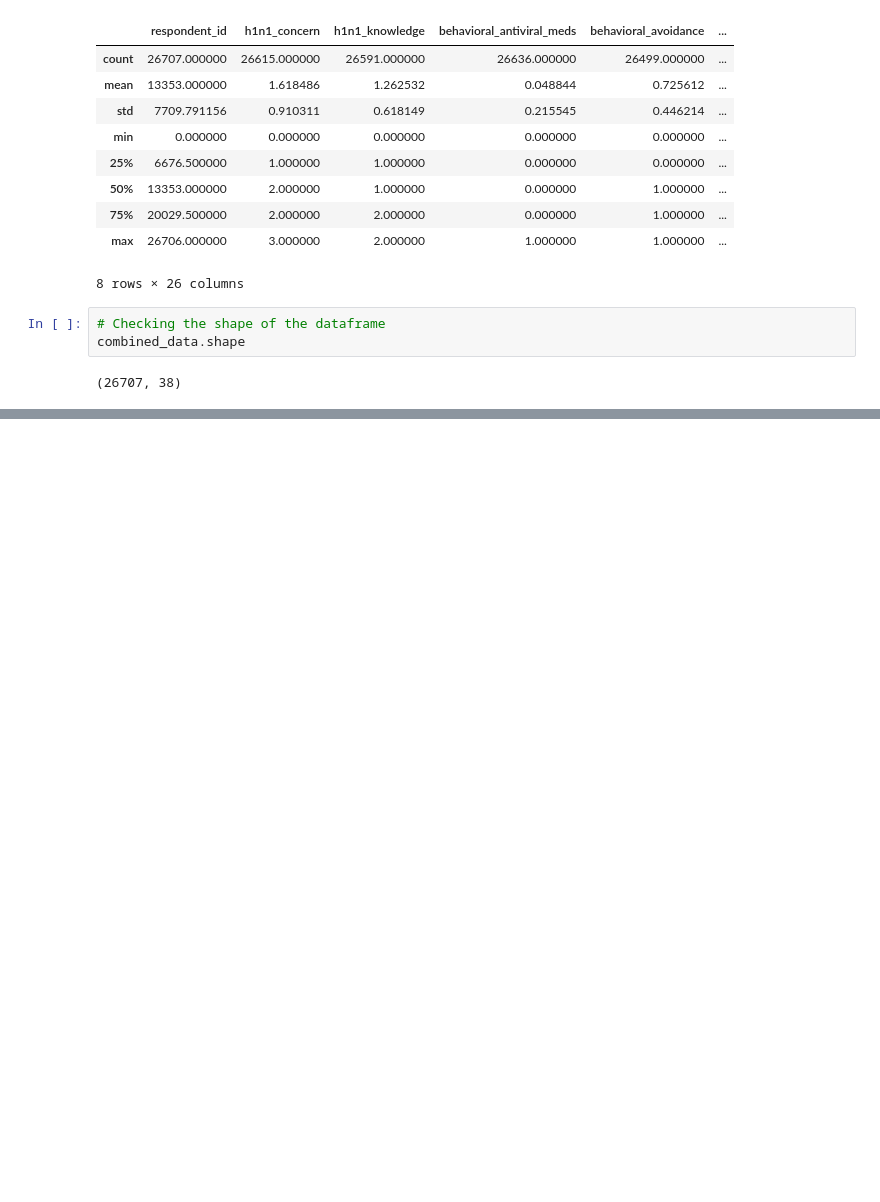
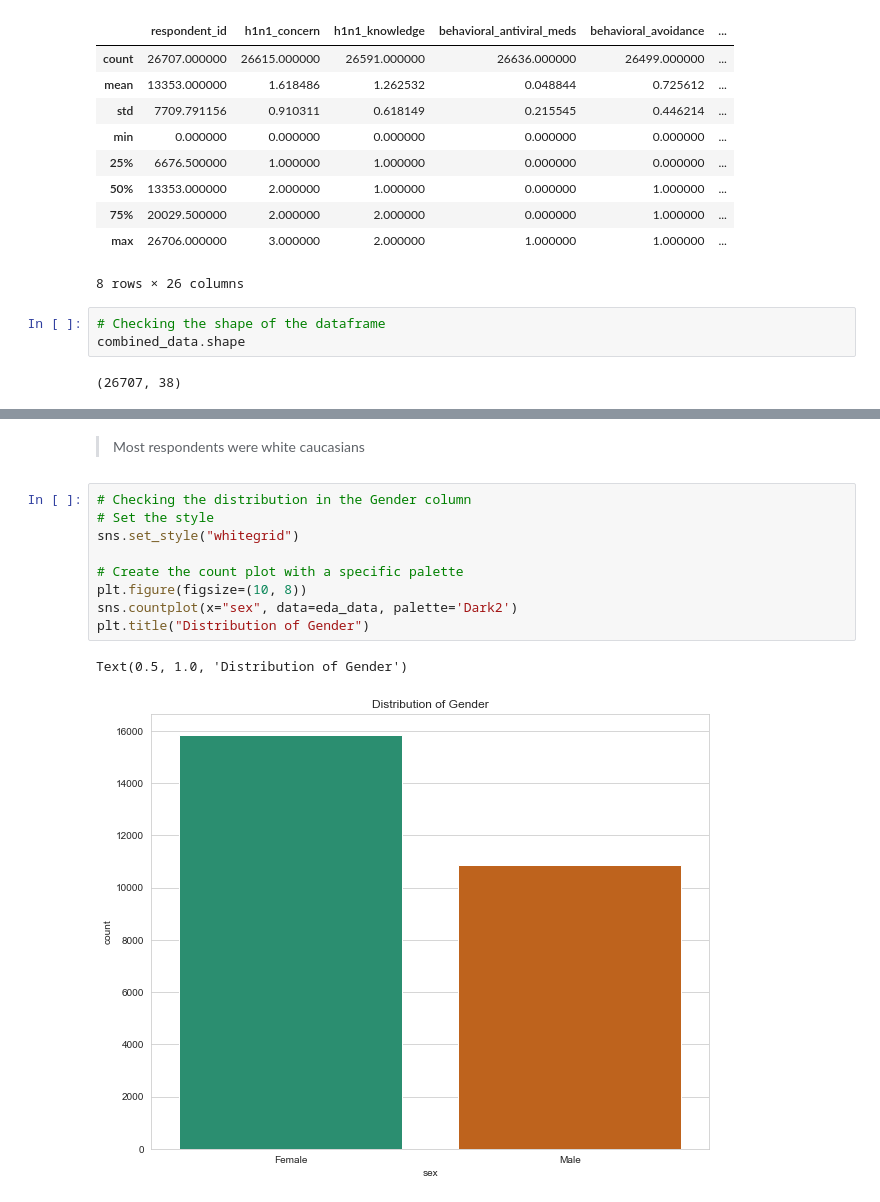
Before and after one commit to johN-Kioko/Phase-3-Project-John-Kioko, a Jupyter notebook: john.ipynb, the cells around one changed output, grey strips where cells are left out. Cells and saved outputs as stored; diff of their text form; blank space fills up the shorter version.

```diff
--- a/john.ipynb
+++ b/john.ipynb
@@ -155,0 +435,14 @@ combined_data.shape
+# %% [markdown]
+> Most respondents were white caucasians
+# %%
+# Checking the distribution in the Gender column
+# Set the style
+sns.set_style("whitegrid")
+
+# Create the count plot with a specific palette
+plt.figure(figsize=(10, 8))
+sns.countplot(x="sex", data=eda_data, palette='Dark2')
+plt.title("Distribution of Gender")
+# %% [output]
+Text(0.5, 1.0, 'Distribution of Gender')
+[figure, added]
```
Also changed, not shown: parts of 55 cells of this notebook.
